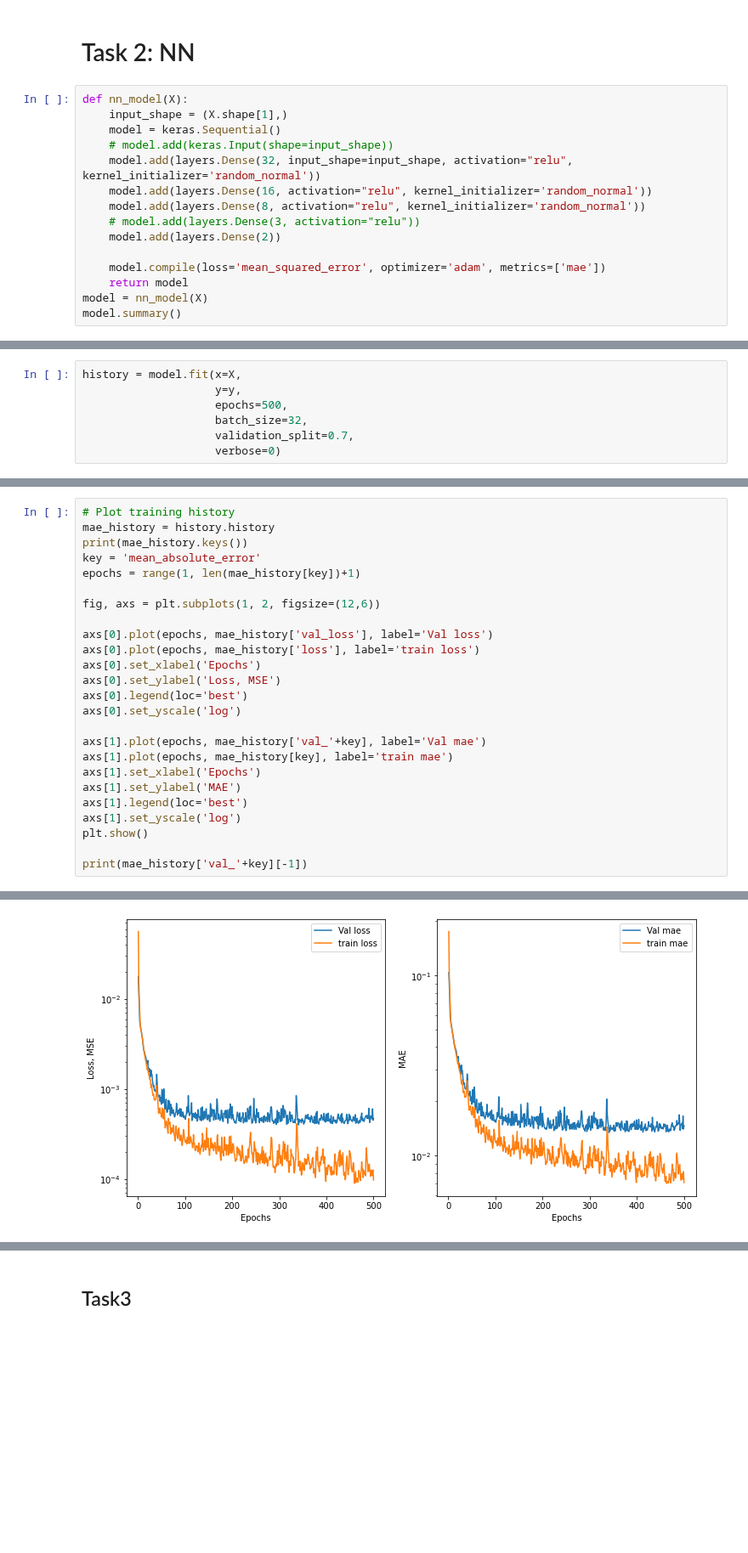
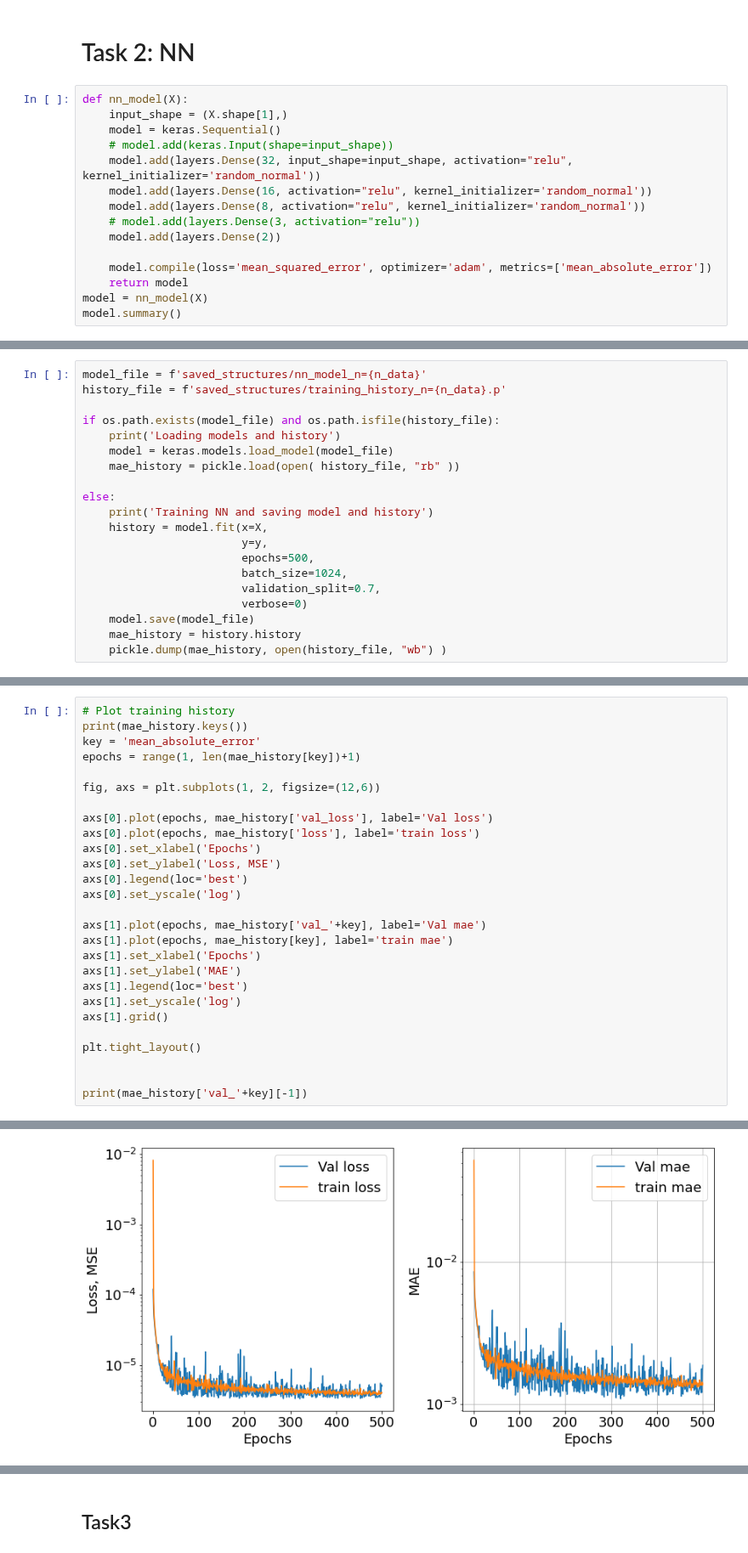
Before and after one commit to elindgren/asam_projects, a Jupyter notebook: Project3/project3_galton_board.ipynb, the cells around one changed output, grey strips where cells are left out. Shown at 85% size. Drawn from its saved outputs; the diff is of its cells as text; blank space fills up the shorter version.

```diff
--- a/Project3/project3_galton_board.ipynb
+++ b/Project3/project3_galton_board.ipynb
@@ -101,7 +125,7 @@ def nn_model(X):
     # model.add(layers.Dense(3, activation="relu"))
     model.add(layers.Dense(2))
 
-    model.compile(loss='mean_squared_error', optimizer='adam', metrics=['mae'])
+    model.compile(loss='mean_squared_error', optimizer='adam', metrics=['mean_absolute_error'])
     return model
 model = nn_model(X)
 model.summary()
@@ -123,10 +146,3 @@ Total params: 1,738
 Trainable params: 1,738
 Non-trainable params: 0
 _________________________________________________________________
-# %%
-history = model.fit(x=X,
-                    y=y,
-                    epochs=500,
-                    batch_size=32,
-                    validation_split=0.7,
-                    verbose=0)
@@ -136,0 +149,20 @@ Use tf.cast instead.
+# %%
+model_file = f'saved_structures/nn_model_n={n_data}'
+history_file = f'saved_structures/training_history_n={n_data}.p'
+
+if os.path.exists(model_file) and os.path.isfile(history_file):
+    print('Loading models and history')
+    model = keras.models.load_model(model_file)
+    mae_history = pickle.load(open( history_file, "rb" ))
+
+else:
+    print('Training NN and saving model and history')
+    history = model.fit(x=X,
+                        y=y,
+                        epochs=500,
+                        batch_size=1024,
+                        validation_split=0.7,
+                        verbose=0)
+    model.save(model_file)
+    mae_history = history.history
+    pickle.dump(mae_history, open(history_file, "wb") )
@@ -137,6 +178,5 @@ Use tf.cast instead.
 # %%
 # Plot training history
-mae_history = history.history
 print(mae_history.keys())
 key = 'mean_absolute_error'
 epochs = range(1, len(mae_history[key])+1)
@@ -156,7 +196,10 @@ axs[1].set_xlabel('Epochs')
 axs[1].set_ylabel('MAE')
 axs[1].legend(loc='best')
 axs[1].set_yscale('log')
-plt.show()
+axs[1].grid()
+
+plt.tight_layout()
+
 
 print(mae_history['val_'+key][-1])
 # %% [output]
@@ -164 +208 @@ dict_keys(['loss', 'mean_absolute_error', 'val_loss', 'val_mean_absolute_error']
-[figure, old version]
+[figure, new version]
```
Also changed, not shown: parts of 11 cells of this notebook, 4 other files.
